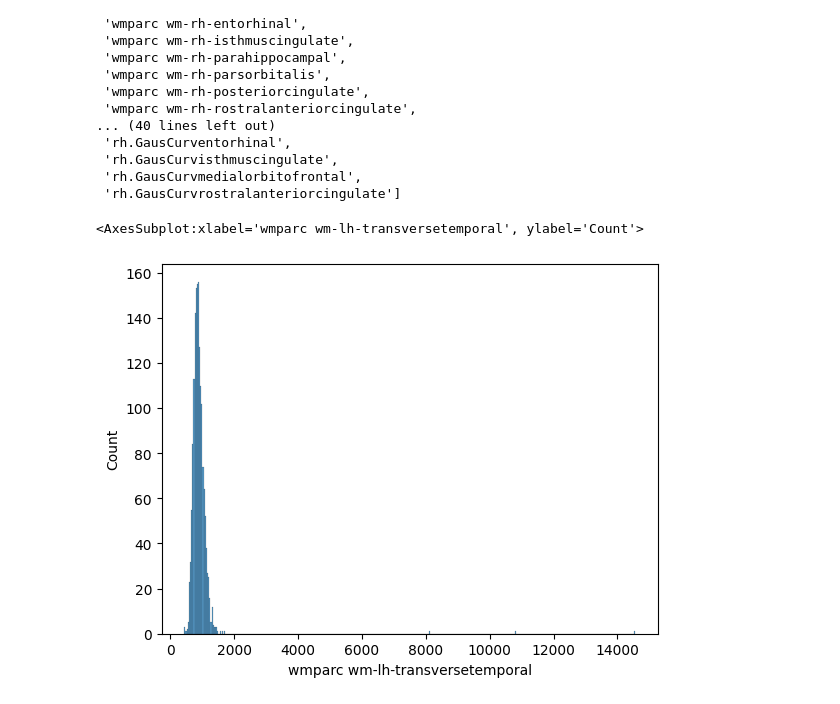
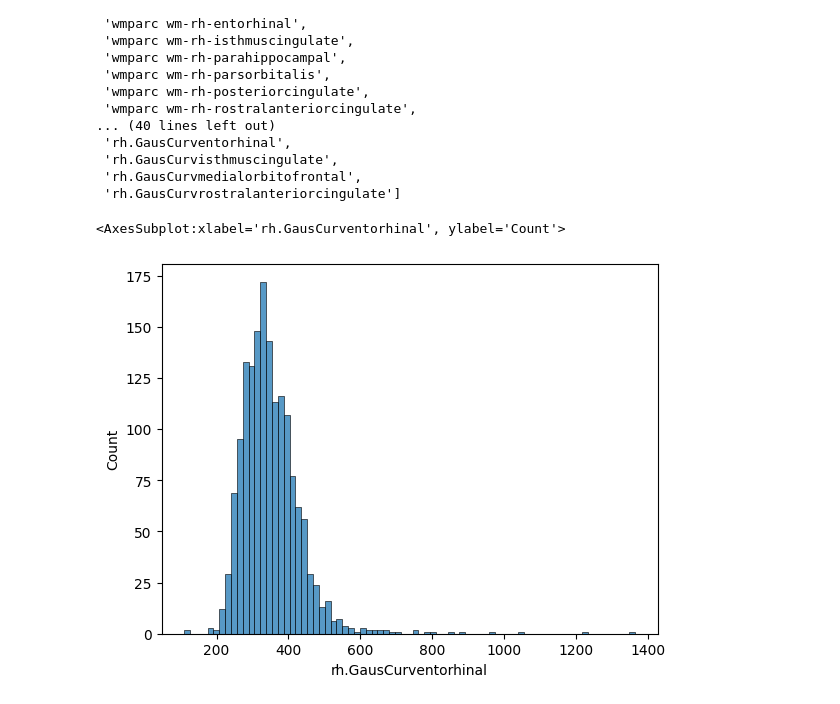
Before and after one commit to lullcant/413project, a Jupyter notebook: preprocess.ipynb, the cells around one changed output. Cells and saved outputs as stored; diff of their text form; code cells hidden in the pictures.

```diff
--- a/preprocess.ipynb
+++ b/preprocess.ipynb
@@ -66,5 +127,10 @@ for file in os.listdir(path):
         continue
     temp = add_prefix_to_columns(pd.read_csv(os.path.join(path,file)),file.split('-')[0])
     fulldata = pd.merge(fulldata, temp, on='subject_ID', how='inner')
+fulldata.drop(['MRI扫描仪类型','subject_ID'],axis=1,inplace=True)
+fulldata.rename(columns={'性别': 'sex', '年龄': 'age'}, inplace=True)
+fulldata.columns = fulldata.columns.str.replace(' ', '')
+fulldata.columns = fulldata.columns.str.replace('.', '')
+fulldata.columns = fulldata.columns.str.replace('-', '')
 fulldata
 # %% [output]
@@ -142,7 +263,7 @@ right_skewed
  'rh.GausCurvmedialorbitofrontal',
  'rh.GausCurvrostralanteriorcingulate']
 # %%
-sns.histplot(data=fulldata,x='wmparc wm-lh-transversetemporal')
+sns.histplot(data=fulldata,x='rh.GausCurventorhinal')
 # %% [output]
-<AxesSubplot:xlabel='wmparc wm-lh-transversetemporal', ylabel='Count'>
+<AxesSubplot:xlabel='rh.GausCurventorhinal', ylabel='Count'>
-[figure, old version]
+[figure, new version]
```
Also changed, not shown: parts of 6 cells of this notebook.
